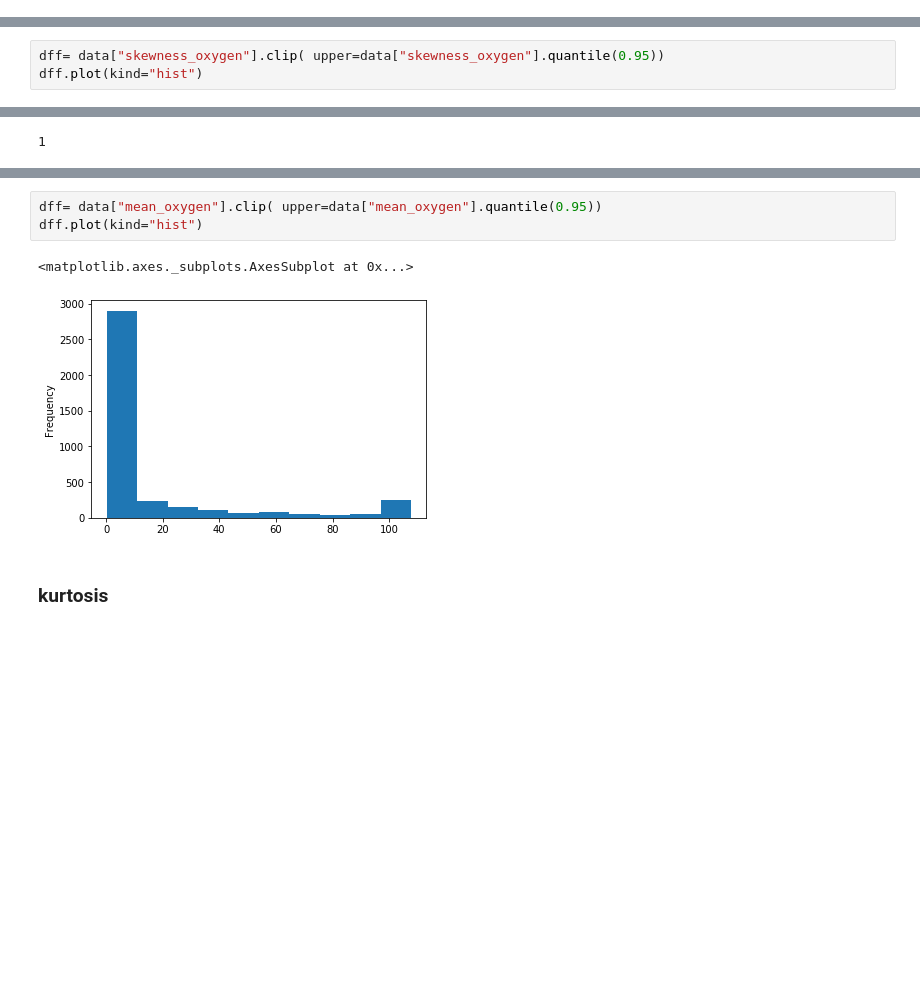
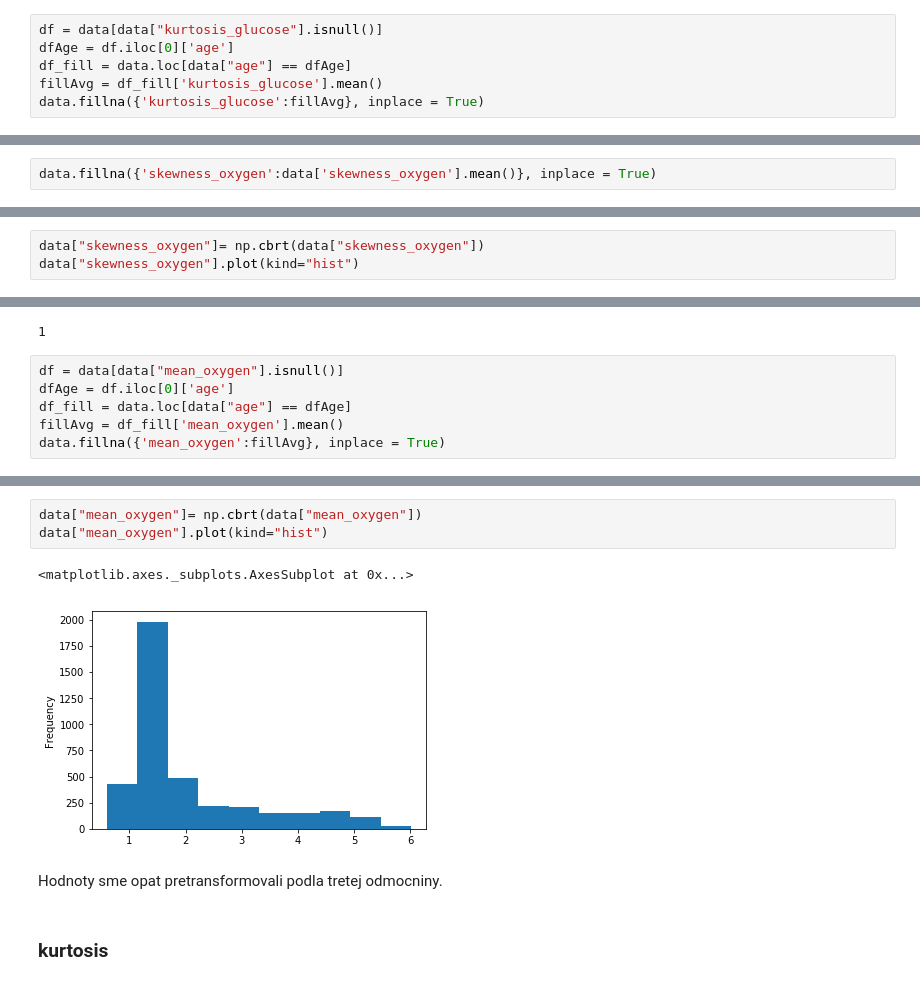
Before and after one commit to Gugliar/IAU-projekt, a Jupyter notebook: IAU_z2_Tibensky_Jedinak.ipynb, the cells around one changed output, grey strips where cells are left out. Drawn from its saved outputs; the diff is of its cells as text; blank space fills up the shorter version.

```diff
--- a/IAU_z2_Tibensky_Jedinak.ipynb
+++ b/IAU_z2_Tibensky_Jedinak.ipynb
@@ -449,3 +470,9 @@ TODO: nahradit priemerom zo segmentu
+# %%
+df = data[data["kurtosis_glucose"].isnull()]
+dfAge = df.iloc[0]['age']
+df_fill = data.loc[data["age"] == dfAge]
+fillAvg = df_fill['kurtosis_glucose'].mean()
+data.fillna({'kurtosis_glucose':fillAvg}, inplace = True)
 # %%
 data["kurtosis_glucose"].plot(kind="hist")
 data["kurtosis_glucose"].describe()
@@ -539,3 +572,5 @@ Nepamatas sa, co nam hovoril s tymto, ze co robit, ked tam niekto tych 99 hodin,
 data["skewness_oxygen"].isnull().sum()
 # %% [output]
 1
+# %%
+data.fillna({'skewness_oxygen':data['skewness_oxygen'].mean()}, inplace = True)
@@ -561,5 +598,5 @@ sns.boxplot('skewness_oxygen', data=data)
 # %%
-dff= data["skewness_oxygen"].clip( upper=data["skewness_oxygen"].quantile(0.95))
-dff.plot(kind="hist")
+data["skewness_oxygen"]= np.cbrt(data["skewness_oxygen"])
+data["skewness_oxygen"].plot(kind="hist")
 # %% [output]
 <matplotlib.axes._subplots.AxesSubplot at 0x...>
@@ -572,6 +609,12 @@ NOTE: pouvazovat nad transformaciou
 data["mean_oxygen"].isnull().sum()
 # %% [output]
 1
+# %%
+df = data[data["mean_oxygen"].isnull()]
+dfAge = df.iloc[0]['age']
+df_fill = data.loc[data["age"] == dfAge]
+fillAvg = df_fill['mean_oxygen'].mean()
+data.fillna({'mean_oxygen':fillAvg}, inplace = True)
 # %%
 data["mean_oxygen"].plot(kind="hist")
 data["mean_oxygen"].describe()
@@ -594,9 +637,11 @@ sns.boxplot('mean_oxygen', data=data)
 # %%
-dff= data["mean_oxygen"].clip( upper=data["mean_oxygen"].quantile(0.95))
-dff.plot(kind="hist")
+data["mean_oxygen"]= np.cbrt(data["mean_oxygen"])
+data["mean_oxygen"].plot(kind="hist")
 # %% [output]
 <matplotlib.axes._subplots.AxesSubplot at 0x...>
-[figure, old version]
+[figure, new version]
+# %% [markdown]
+Hodnoty sme opat pretransformovali podla tretej odmocniny.
 # %% [markdown]
 ### kurtosis
 # %%
```
Also changed, not shown: parts of 70 cells of this notebook, 1 other file.
